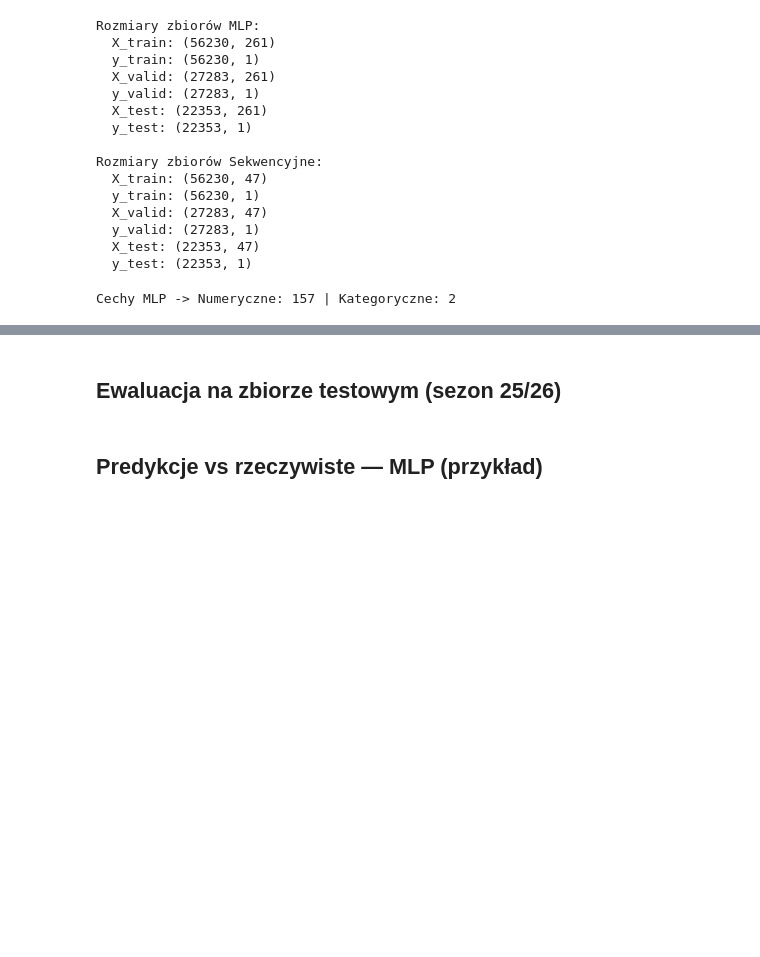
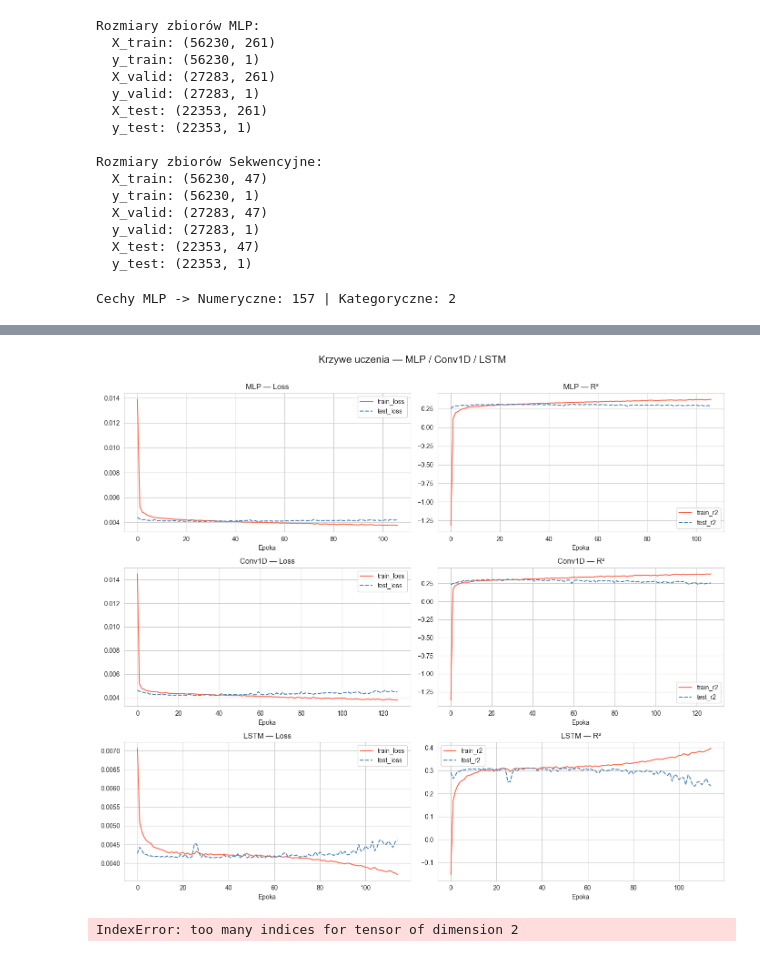
Before and after one commit to ruus77/FPL, a Jupyter notebook: src/fpl_project/models/neural_nets.ipynb, the cells around one changed output, grey strips where cells are left out. Saved outputs shown, nothing was run; the diff lists cells and outputs as text; code cells hidden in the pictures; blank space fills up the shorter version.

```diff
--- a/src/fpl_project/models/neural_nets.ipynb
+++ b/src/fpl_project/models/neural_nets.ipynb
@@ -32,8 +43,8 @@ set_seed(77)
 # %%
-data = pd.read_parquet(config.FPL_DATA_PATH)
-data_seq = pd.read_parquet(config.TIDY_DATA_PATH)
+
 
 data = sort_data(data)
+data_seq = sort_data(data_seq)
 
 print(f"Shape: {data.shape}  |  Seasons: {sorted(data.season.unique())}")
 print(f"NaN count: {data.isna().sum().sum()}")
@@ -50,12 +61,12 @@ NaN count: 0
 cols_map   = FEATURES_GROUP
 device     = "cuda" if torch.cuda.is_available() else "cpu"
 
-SEQ_LEN = 4
+SEQ_LEN = 16
 
-BATCH_SIZE = 512
+BATCH_SIZE = 256
 LR         = .001
-WEIGHT_DECAY = 0.05
-NUM_EPOCHS   = 500
+WEIGHT_DECAY = 0.01
+
 
 print(f"Device: {device}")
 # %% [output]
@@ -69,7 +75,7 @@ Device: cpu
 data_splits = train_test_split(data)
 data_splits_seq = train_test_split(data_seq)
 # %%
-target_scaler = StandardScaler()
+target_scaler = MinMaxScaler()
 
 y_train_vals = data_splits["y_train"].values.reshape(-1, 1)
 target_scaler.fit(y_train_vals)
@@ -163,26 +169,6 @@ Cechy Sequence -> Łącznie: 32
 # %%
 N_FEATURES_SEQ = len(seq_feature_cols)
 # %%
-class MLP(nn.Module):
-    def __init__(self, input_size: int, hidden_sizes: list[int], output_size: int = 1,
-                 dropout_rates: list[float] | None = None):
-        super().__init__()
-        if dropout_rates is None:
-            dropout_rates = [0.2] + [0.1] * (len(hidden_sizes) - 1)
-
-        layers = []
-        in_dim = input_size
-        for h, dr in zip(hidden_sizes, dropout_rates):
-            layers += [nn.Linear(in_dim, h), nn.LayerNorm(h), nn.LeakyReLU(0.01), nn.Dropout(dr)]
-            in_dim = h
-        layers.append(nn.Linear(in_dim, output_size))
-        self.net = nn.Sequential(*layers)
-
-    def forward(self, x: torch.Tensor) -> torch.Tensor:
-        # x: (B, features)
-        return self.net(x)
-
-
-mlp = MLP(input_size=INPUT_SIZE_MLP, hidden_sizes=[64, 32]).to(device)
-summary(mlp, input_size=(BATCH_SIZE, INPUT_SIZE_MLP),
-        col_names=["input_size", "output_size", "num_params", "trainable"], col_width=18)
+mlp = MLP(input_size=INPUT_SIZE_MLP, hidden_sizes=[32, 16]).to(device)
+#summary(mlp, input_size=(BATCH_SIZE, INPUT_SIZE_MLP),
+#        col_names=["input_size", "output_size", "num_params", "trainable"], col_width=18)
@@ -549,23 +385,23 @@ KeyboardInterrupt:
 # %%
 fig, axes = plt.subplots(len(MODEL_REGISTRY), 2, figsize=(14, 4 * len(MODEL_REGISTRY)))
 
 for row, (name, res) in enumerate(ALL_RESULTS.items()):
     rf = pd.DataFrame(res)
     sns.lineplot(data=rf[["train_loss", "test_loss"]], ax=axes[row, 0],
                  palette=["tomato", "steelblue"])
-    axes[row, 0].set_title(f"{name} — Loss (Huber)")
+    axes[row, 0].set_title(f"{name} — Loss")
     axes[row, 0].set_xlabel("Epoka")
 
     sns.lineplot(data=rf[["train_r2", "test_r2"]], ax=axes[row, 1],
                  palette=["tomato", "steelblue"])
     axes[row, 1].set_title(f"{name} — R²")
     axes[row, 1].set_xlabel("Epoka")
 
 plt.suptitle("Krzywe uczenia — MLP / Conv1D / LSTM", fontsize=16, y=1.01)
 plt.tight_layout()
 plt.show()
+# %% [output]
+[figure, added]
-# %% [markdown]
-## Ewaluacja na zbiorze testowym (sezon 25/26)
 # %%
 TEST_DL_MAP = {
     "MLP":    test_dl_mlp,
@@ -575,12 +411,13 @@ TEST_DL_MAP = {
 
 test_metrics = {}
 
-for name, (model, _, _) in MODEL_REGISTRY.items():
+for name, (model, _, _, _, _) in MODEL_REGISTRY.items():
     model.load_state_dict(ALL_BEST_STATES[name])
     model.eval()
 
     test_dl = TEST_DL_MAP[name]
-    loss, mse, mae, r2, y_pred_t = trainer.test_step(test_dl, model, loss_fn)
+    loss, mse, mae, r2, y_pred_t = trainer.test_step(test_dl, model, loss_fn
+                                                     )
 
     test_metrics[name] = {
         "loss": loss, "MSE": mse, "MAE": mae, "R2": r2,
@@ -590,8 +427,8 @@ for name, (model, _, _) in MODEL_REGISTRY.items():
 
 print("\nPorównanie modeli na teście:")
 pd.DataFrame(test_metrics).T[["loss", "MSE", "MAE", "R2"]].round(4)
+# %% [output]
+IndexError: too many indices for tensor of dimension 2
-# %% [markdown]
-## Predykcje vs rzeczywiste — MLP (przykład)
 # %%
 y_test_index = data_splits["y_test"].index
 
```
Also changed, not shown: parts of 14 cells of this notebook, 9 other files.
